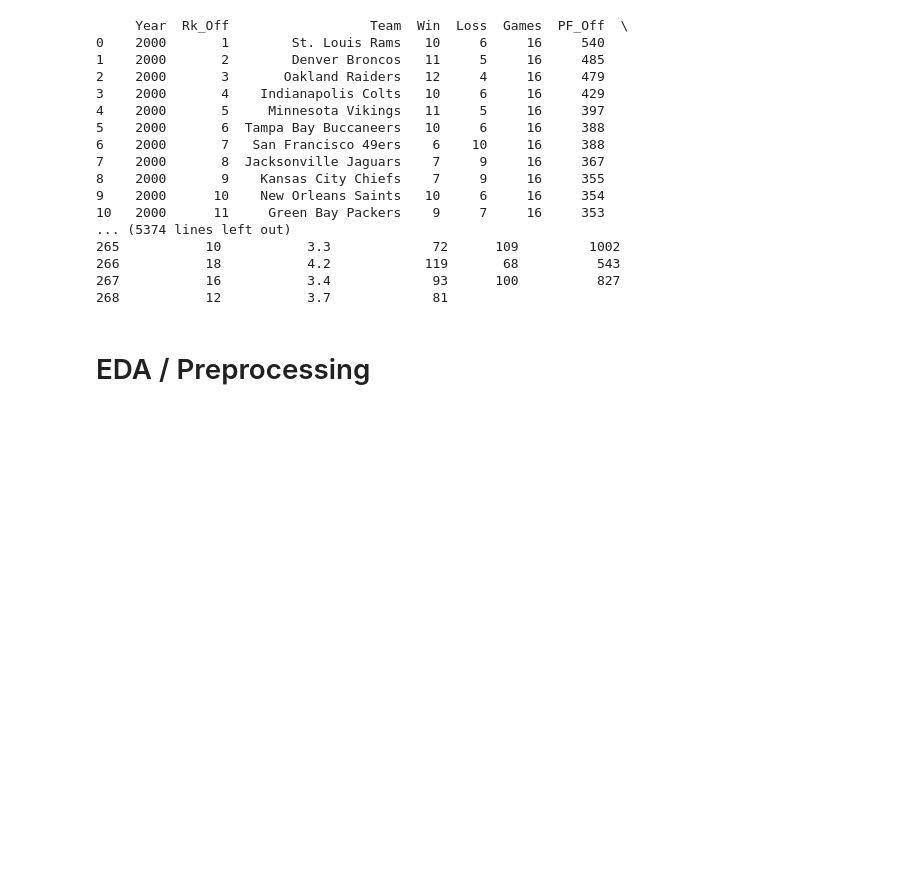
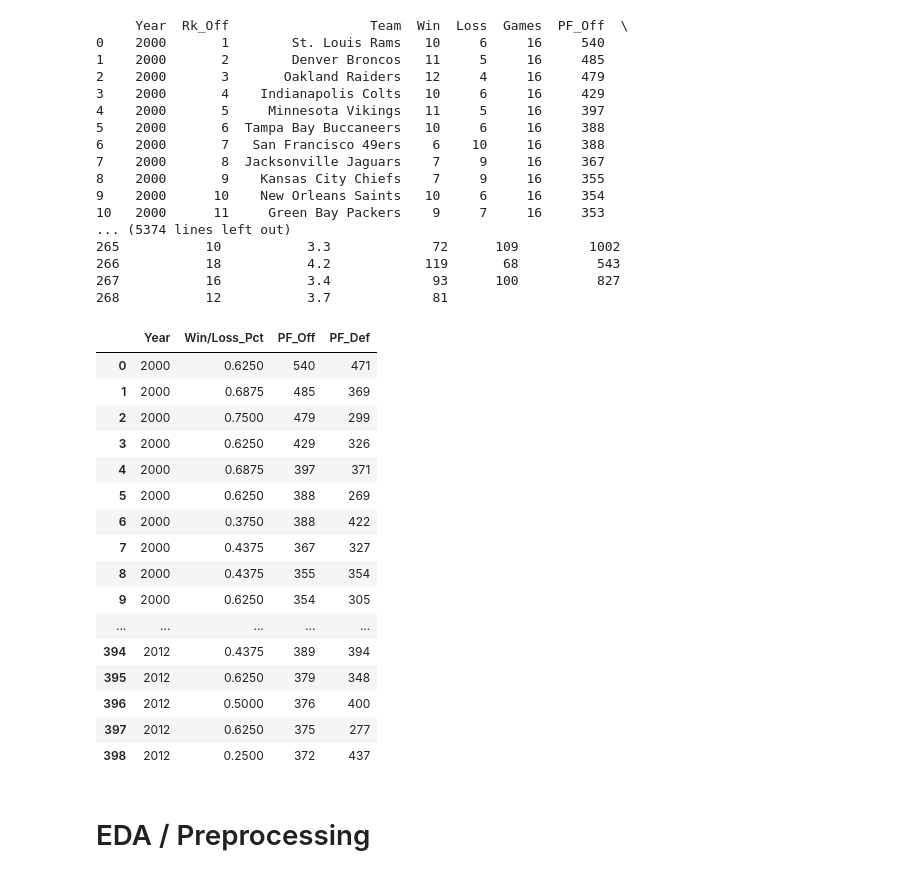
Before and after one commit to BryanWilsonRU/Final_Project, a Jupyter notebook: notebooks/preprocessing.ipynb, the cells around one changed output. Cells and saved outputs as stored; diff of their text form; code cells hidden in the pictures; blank space fills up the shorter version.

```diff
--- a/notebooks/preprocessing.ipynb
+++ b/notebooks/preprocessing.ipynb
@@ -32,6 +32,26 @@ data_df
 266           18           4.2            119       68          543
 267           16           3.4             93      100          827
 268           12           3.7             81
+# %%
+data_df[["Year","Win/Loss_Pct","PF_Off","PF_Def"]]
+# %% [output]
+|  | Year | Win/Loss_Pct | PF_Off | PF_Def |
+| 0 | 2000 | 0.6250 | 540 | 471 |
+| 1 | 2000 | 0.6875 | 485 | 369 |
+| 2 | 2000 | 0.7500 | 479 | 299 |
+| 3 | 2000 | 0.6250 | 429 | 326 |
+| 4 | 2000 | 0.6875 | 397 | 371 |
+| 5 | 2000 | 0.6250 | 388 | 269 |
+| 6 | 2000 | 0.3750 | 388 | 422 |
+| 7 | 2000 | 0.4375 | 367 | 327 |
+| 8 | 2000 | 0.4375 | 355 | 354 |
+| 9 | 2000 | 0.6250 | 354 | 305 |
+| ... | ... | ... | ... | ... |
+| 394 | 2012 | 0.4375 | 389 | 394 |
+| 395 | 2012 | 0.6250 | 379 | 348 |
+| 396 | 2012 | 0.5000 | 376 | 400 |
+| 397 | 2012 | 0.6250 | 375 | 277 |
+| 398 | 2012 | 0.2500 | 372 | 437 |
 # %% [markdown]
 # EDA / Preprocessing
 # %%
```
Also changed, not shown: parts of 14 cells of this notebook.
